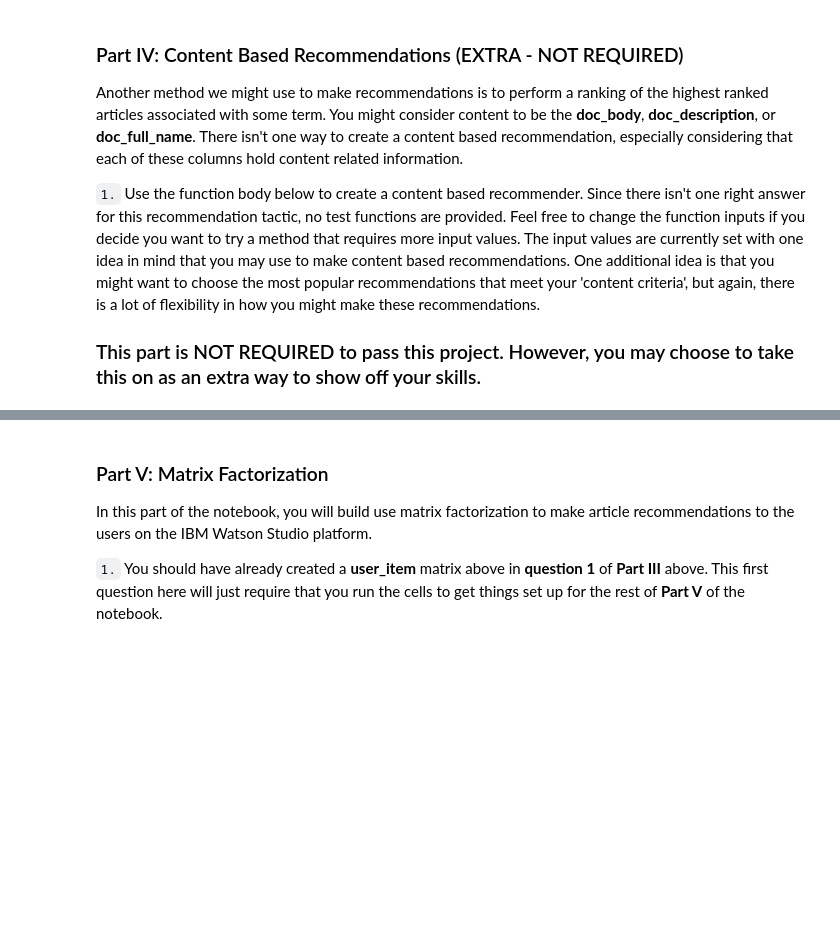
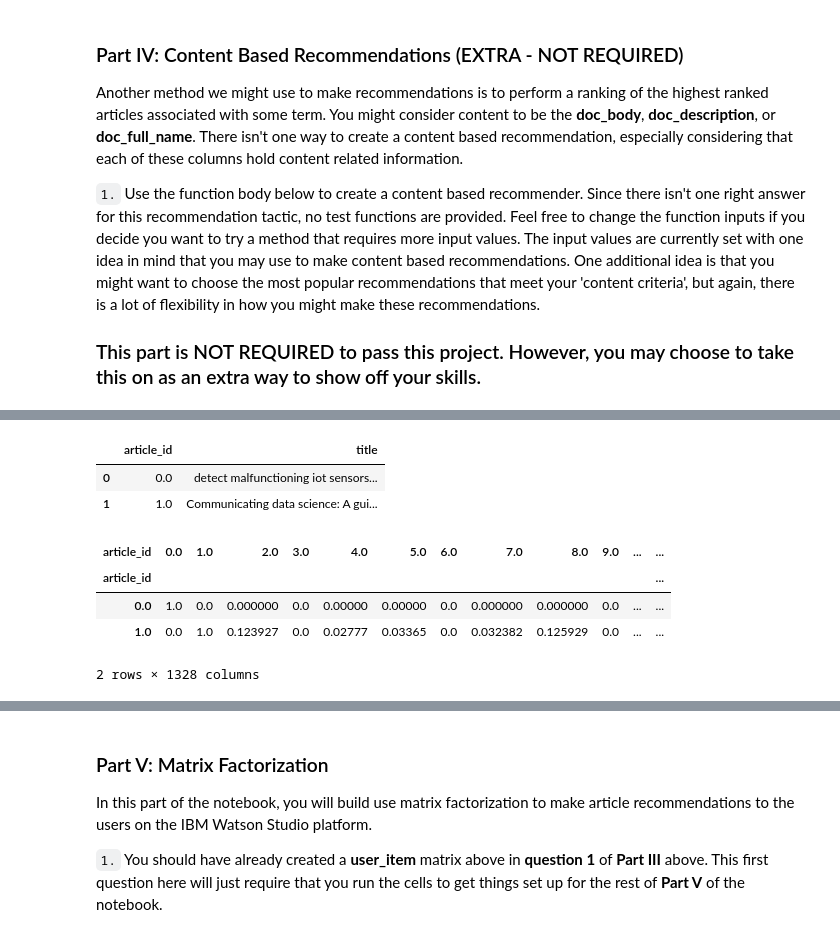
Before and after one commit to yejiseoung/IBM_article_recommendation, a Jupyter notebook: Recommendations_with_IBM.ipynb, the cells around one changed output, grey strips where cells are left out. Drawn from its saved outputs; the diff is of its cells as text; code cells hidden in the pictures; blank space fills up the shorter version.

```diff
--- a/Recommendations_with_IBM.ipynb
+++ b/Recommendations_with_IBM.ipynb
@@ -497,0 +713,37 @@ def make_content_recs():
+# %%
+df_whole, df_arts = create_content_df()
+# %%
+df_whole.head(2)
+# %% [output]
+|  | article_id | title |
+| 0 | 0.0 | detect malfunctioning iot sensors... |
+| 1 | 1.0 | Communicating data science: A gui... |
+# %%
+def create_similarity_df(df=df_arts):
+    """ Function to create a dataframe that contain article similarities by using dot product
+    INPUT
+        df - a dataframe consisting of article contents
+    OUTPUT
+        article_similarity - a dataframe consisting of article similarities
+    """
+    # subset articles content
+    article_content = np.array(df_arts.iloc[:, 2:])
+
+    # Take the dot product to get a article * article matrix of similarities
+    dot_prod_articles = article_content.dot(np.transpose(article_content))
+
+    # Create a dataframe
+    article_similarity = pd.DataFrame(dot_prod_articles,
+                                     index=df_arts.article_id,
+                                     columns=df_arts.article_id)
+    return article_similarity
+# %%
+article_similarity = create_similarity_df()
+# %%
+article_similarity.head(2)
+# %% [output]
+| article_id | 0.0 | 1.0 | 2.0 | 3.0 | 4.0 | 5.0 | 6.0 | 7.0 | 8.0 | 9.0 | ... | ... |
+| article_id |  |  |  |  |  |  |  |  |  |  |  | ... |
+| 0.0 | 1.0 | 0.0 | 0.000000 | 0.0 | 0.00000 | 0.00000 | 0.0 | 0.000000 | 0.000000 | 0.0 | ... | ... |
+| 1.0 | 0.0 | 1.0 | 0.123927 | 0.0 | 0.02777 | 0.03365 | 0.0 | 0.032382 | 0.125929 | 0.0 | ... | ... |
+2 rows × 1328 columns
```
Also changed, not shown: parts of 63 cells of this notebook, 6 other files.
